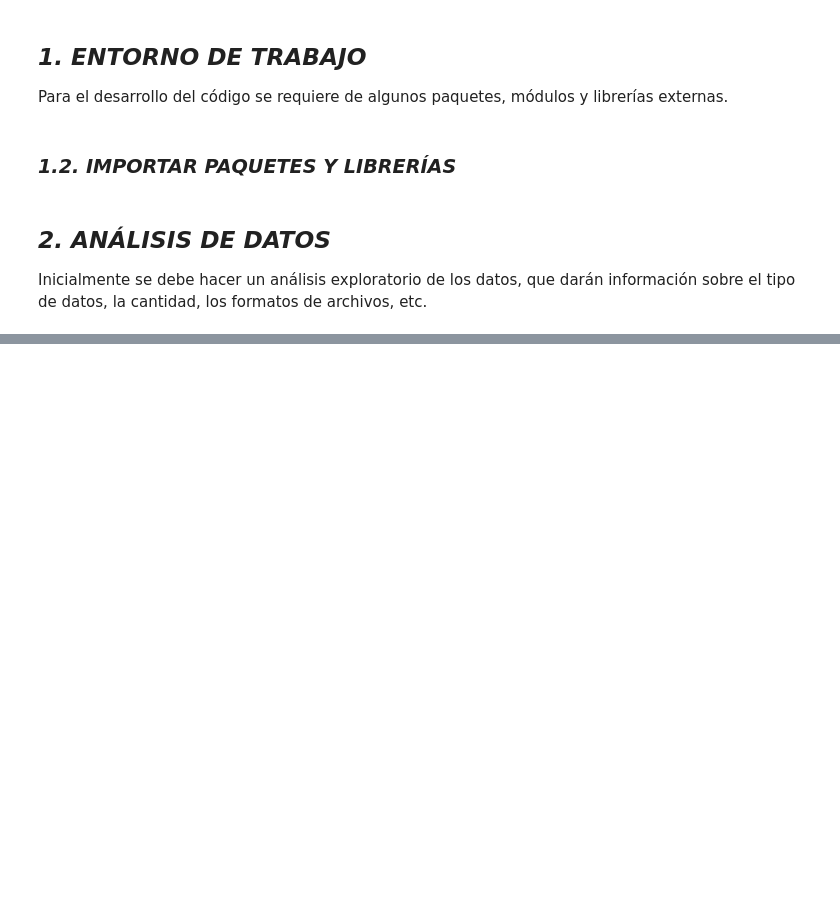
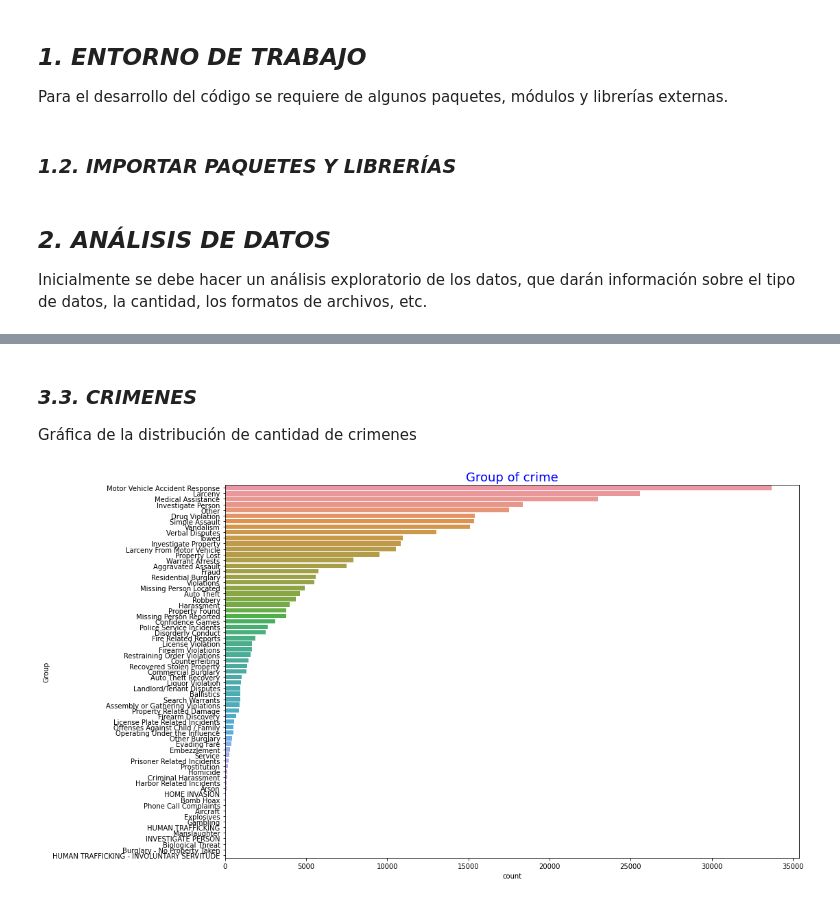
Before and after one commit to ddiaz1999/Taller2_IA, a Jupyter notebook: Classification.ipynb, the cells around one changed output, grey strips where cells are left out. Saved outputs shown, nothing was run; the diff lists cells and outputs as text; code cells hidden in the pictures; blank space fills up the shorter version.

```diff
--- a/Classification.ipynb
+++ b/Classification.ipynb
@@ -296,0 +66,16 @@ test loss, test acc: [3.2166662216186523, 0.129848450422287]
+# %%
+# 2.1.1
+path = '/content/drive/My Drive/TALLER 2 IA/dataset'
+
+# 2.1.2
+files = []
+path_files = {}
+for dirname, _, filenames in os.walk(path):
+  for file in filenames:
+    files.append(os.path.join(path,file))
+
+path_files['crime'], path_files['ofense code'] = files[0], files[1]
+
+# 2.1.3
+data = pd.read_csv(path_files['crime'], encoding='latin')
+data.head()
@@ -296,0 +201,11 @@ test loss, test acc: [3.2166662216186523, 0.129848450422287]
+# %% [markdown]
+### ***3.3.  CRIMENES***
+Gráfica de la distribución de cantidad de crimenes
+# %%
+order_data = data['Group'].value_counts().index
+plt.figure(figsize=(15,10))
+plt.title('Group of crime', fontsize=18, color='blue')
+sns.countplot(y='Group', data=data, order=order_data)
+plt.ioff()
+# %% [output]
+[figure, added]
```
Also changed, not shown: parts of 35 cells of this notebook.
